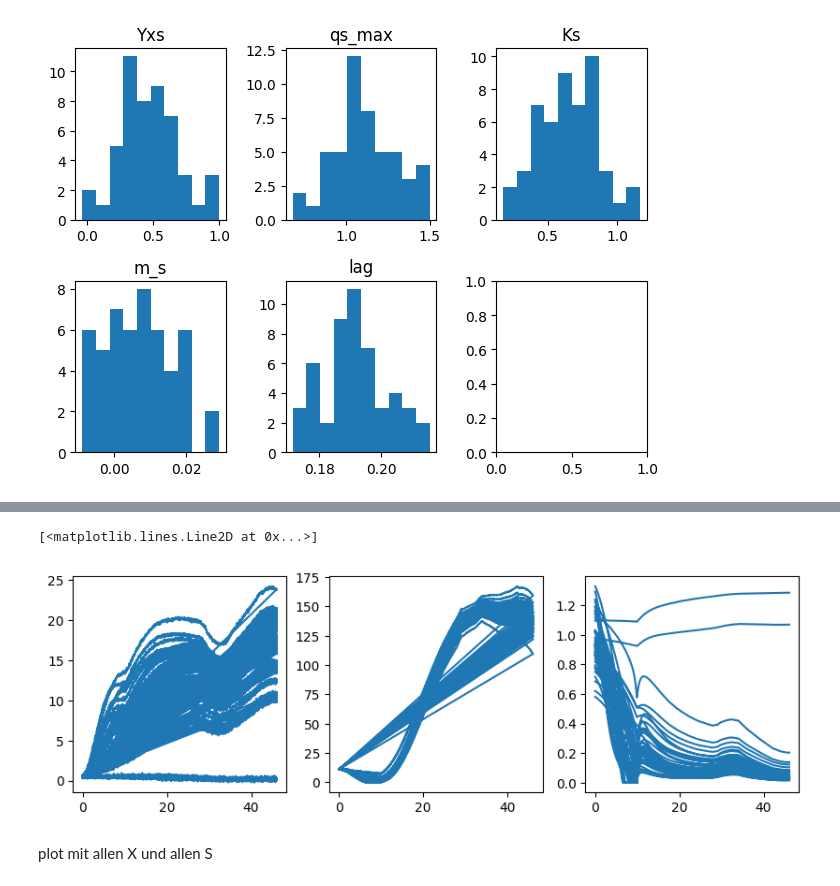
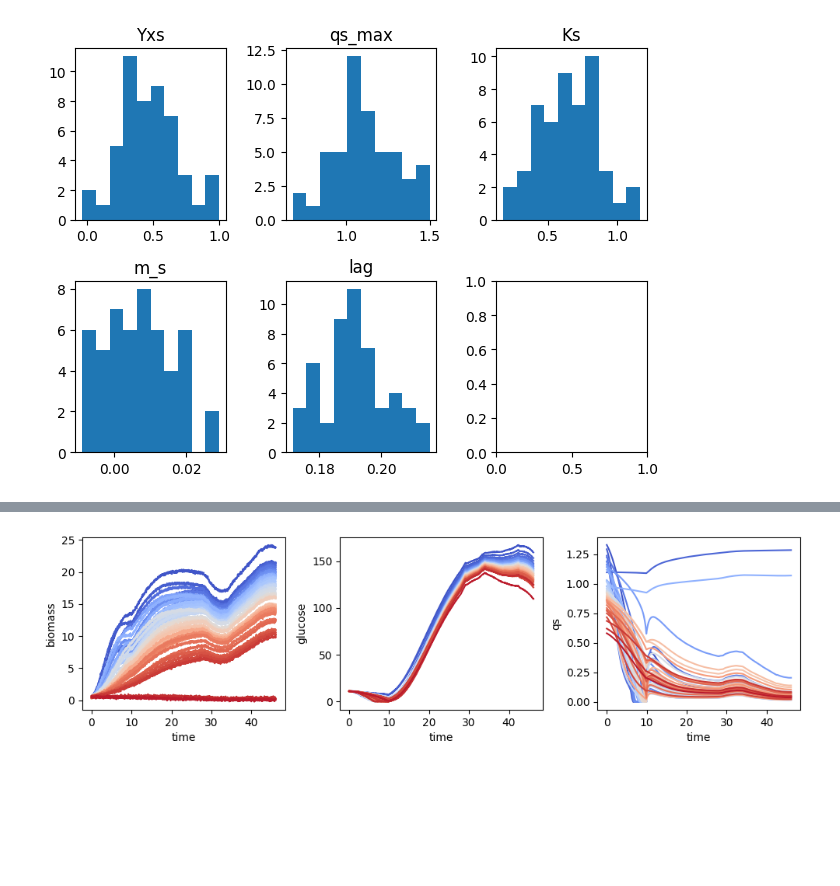
Before and after one commit to boripf/hybrid-model-corynebacterium, a Jupyter notebook: E_data_generation.ipynb, the cells around one changed output, grey strips where cells are left out. Drawn from its saved outputs; the diff is of its cells as text; code cells hidden in the pictures; blank space fills up the shorter version.

Commit message:
add plot to E_data_generation

```diff
--- a/E_data_generation.ipynb
+++ b/E_data_generation.ipynb
@@ -79,3 +82,2 @@ df_batches.to_csv('data/generated data/df_gen.csv')
 # %%
-df_gen = pd.read_csv('data/generated data/df_gen.csv')
-df_gen['batch_id'] = df_gen['batch_id'].astype(str).str.zfill(3)
+df1 = pd.read_csv('data/generated data/df_gen_0607.csv')
@@ -87,11 +84,33 @@ show_plot(df_one)
-# %%
-fig, ax = plt.subplots(1,3, figsize=(10,3))
-
-ax[0].plot(df_gen['time'], df_gen['biomass'])
-ax[1].plot(df_gen['time'], df_gen['glucose'])
-ax[2].plot(df_gen['time'], df_gen['qs'])
-# %% [output]
-[<matplotlib.lines.Line2D at 0x...>]
-[figure, removed]
-# %% [markdown]
-plot mit allen X und allen S
+# %%
+df1.drop(['Unnamed: 0'], axis=1, inplace=True)
+df1['batch_id'] = df1['batch_id'].astype(str).str.zfill(3)
+# %%
+# biomass
+df_X = df1.copy().drop(['glucose', 'qs'], axis=1)
+sorted_X = df_X.groupby('batch_id')['biomass'].max().sort_values(ascending=False).index
+df_X['batch_id'] = pd.Categorical(df_X['batch_id'], categories=sorted_X, ordered=True)
+df_X = df_X.sort_values(['batch_id', 'time'], ascending=[True, True])
+
+# glucose
+df_S = df1.copy().drop(['biomass', 'qs'], axis=1)
+sorted_S = df_S.groupby('batch_id')['glucose'].max().sort_values(ascending=False).index
+df_S['batch_id'] = pd.Categorical(df_S['batch_id'], categories=sorted_S, ordered=True)
+df_S = df_S.sort_values(['batch_id', 'time'], ascending=[True, True])
+
+# qs
+df_qs = df1.copy().drop(['biomass', 'glucose'], axis=1)
+sorted_qs = df_qs.groupby('batch_id')['qs'].max().sort_values(ascending=False).index
+df_qs['batch_id'] = pd.Categorical(df_qs['batch_id'], categories=sorted_qs, ordered=True)
+df_qs = df_qs.sort_values(['batch_id', 'time'], ascending=[True, True])
+# %%
+# Rainbow palette: Spectral
+fig, ax = plt.subplots(1, 3, figsize=(10, 3))
+
+sns.lineplot(ax=ax[0], data=df_X, x='time', y='biomass', hue='batch_id', palette='coolwarm', legend=False)
+sns.lineplot(ax=ax[1], data=df_S, x='time', y='glucose', hue='batch_id', palette='coolwarm', legend=False)
+sns.lineplot(ax=ax[2], data=df_qs, x='time', y='qs', hue='batch_id', palette='coolwarm', legend=False)
+
+plt.tight_layout()
+plt.show()
+# %% [output]
+[figure, added]
```
Also changed, not shown: parts of 4 cells of this notebook, 2 other files.
